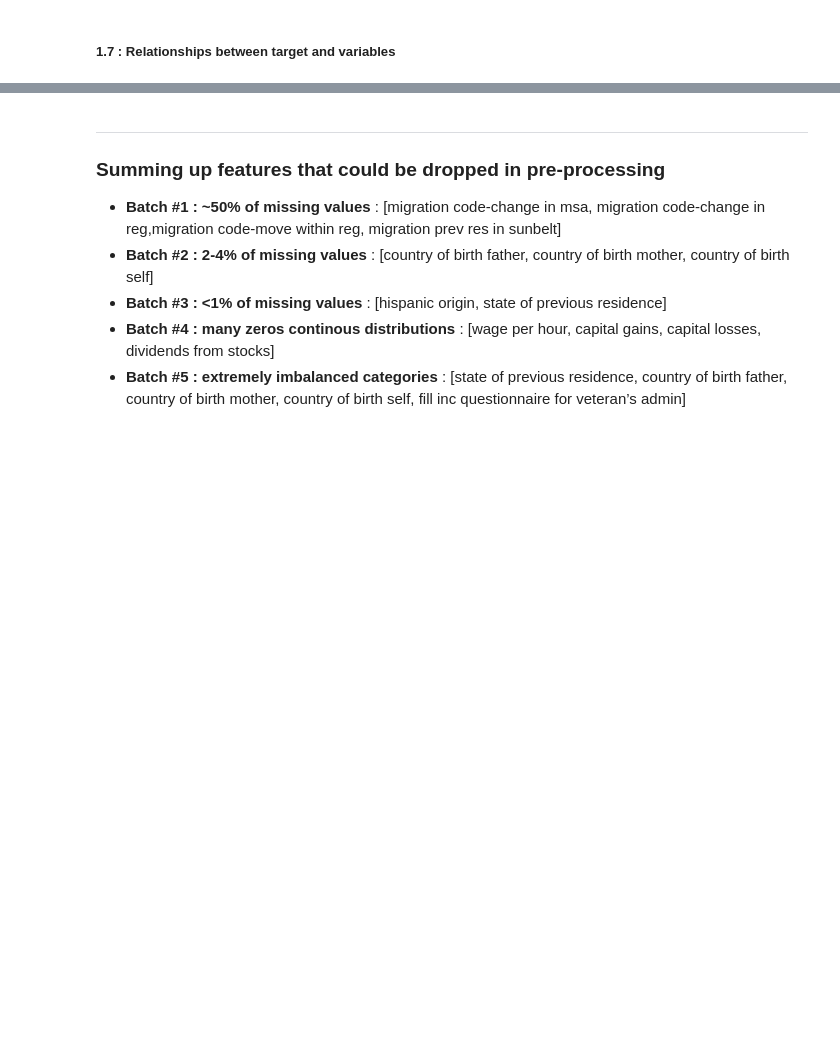
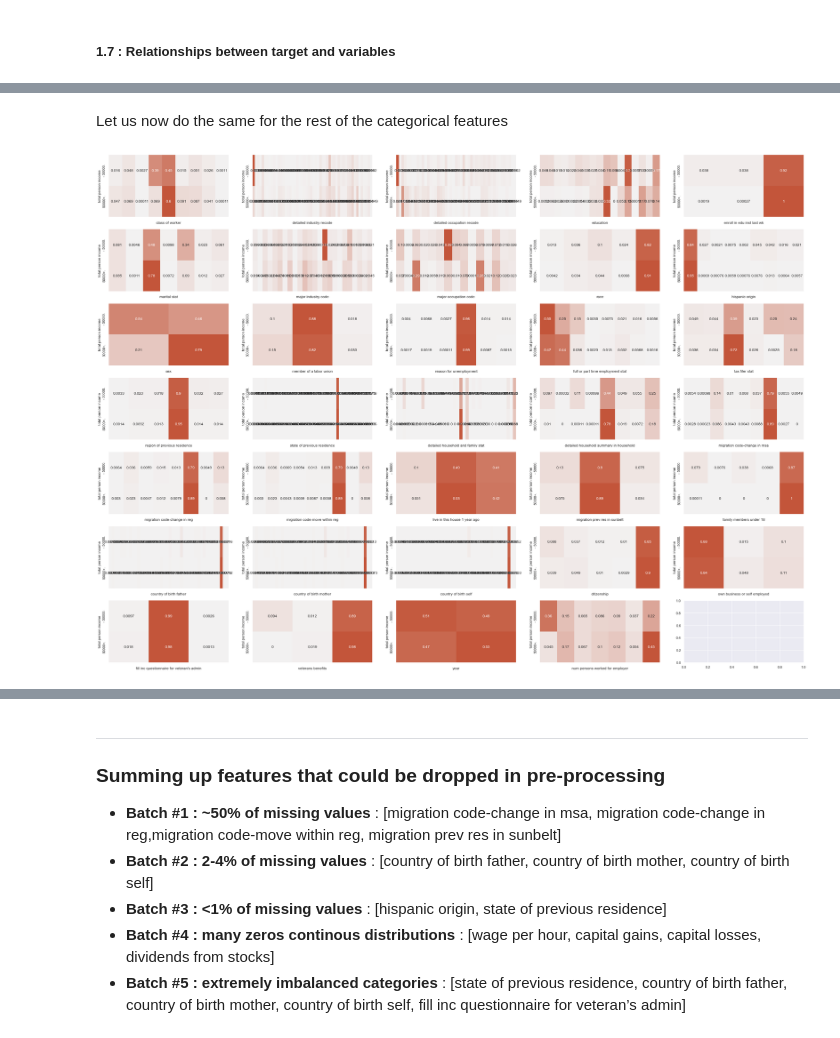
Before and after one commit to jboistard/dataiku_assessment, a Jupyter notebook: 1_EDA.ipynb, the cells around one changed output, grey strips where cells are left out. Drawn from its saved outputs; the diff is of its cells as text; code cells hidden in the pictures; blank space fills up the shorter version.

```diff
--- a/1_EDA.ipynb
+++ b/1_EDA.ipynb
@@ -367,0 +343,11 @@ for i, col in enumerate(["wage per hour", "capital gains", "capital losses", "di
+# %% [markdown]
+Let us now do the same for the rest of the categorical features
+# %%
+fig, axs = plt.subplots(nrows=7, ncols=5, figsize=(40, 30))
+for i, col in enumerate(cat_cols + ["num persons worked for employer"]):
+    tab = pd.crosstab(data["total person income"], data[col].astype("category"))
+    tab = tab.apply(lambda row: row/row.sum(), axis=1)
+    g = sns.heatmap(tab, annot=True, ax=axs.flatten()[i], cmap=cmap, center=0, cbar=False)
+    g.set(xticklabels=[])
+# %% [output]
+[figure, added]
```
Also changed, not shown: parts of 21 cells of this notebook.
